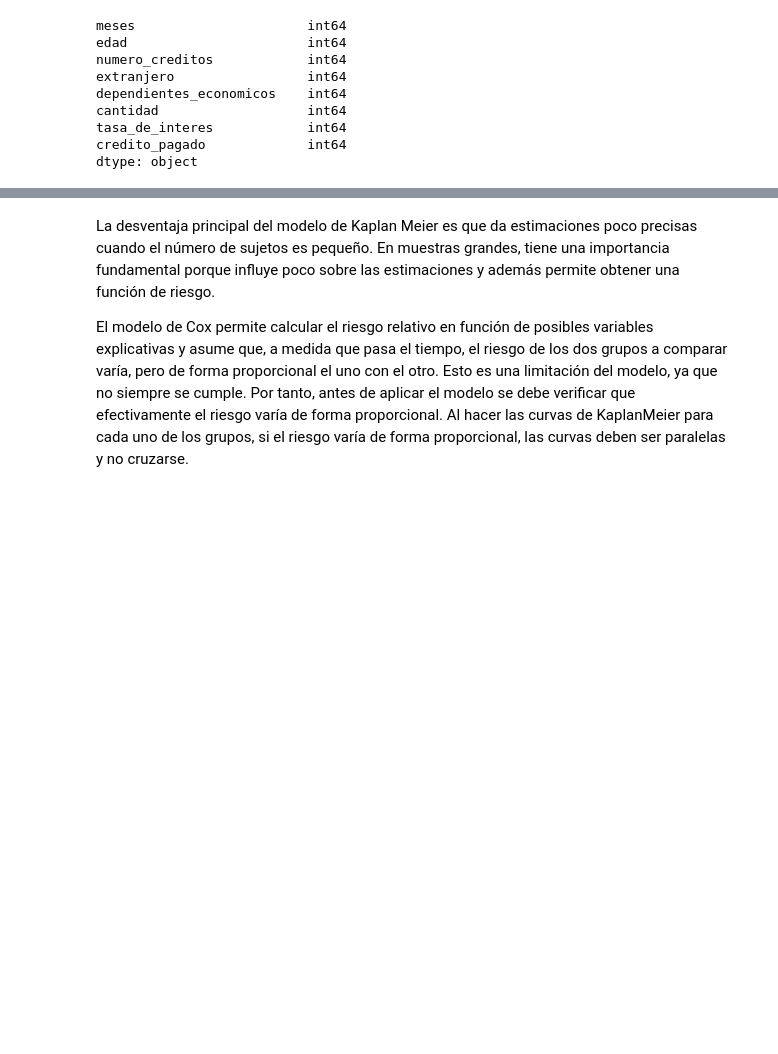
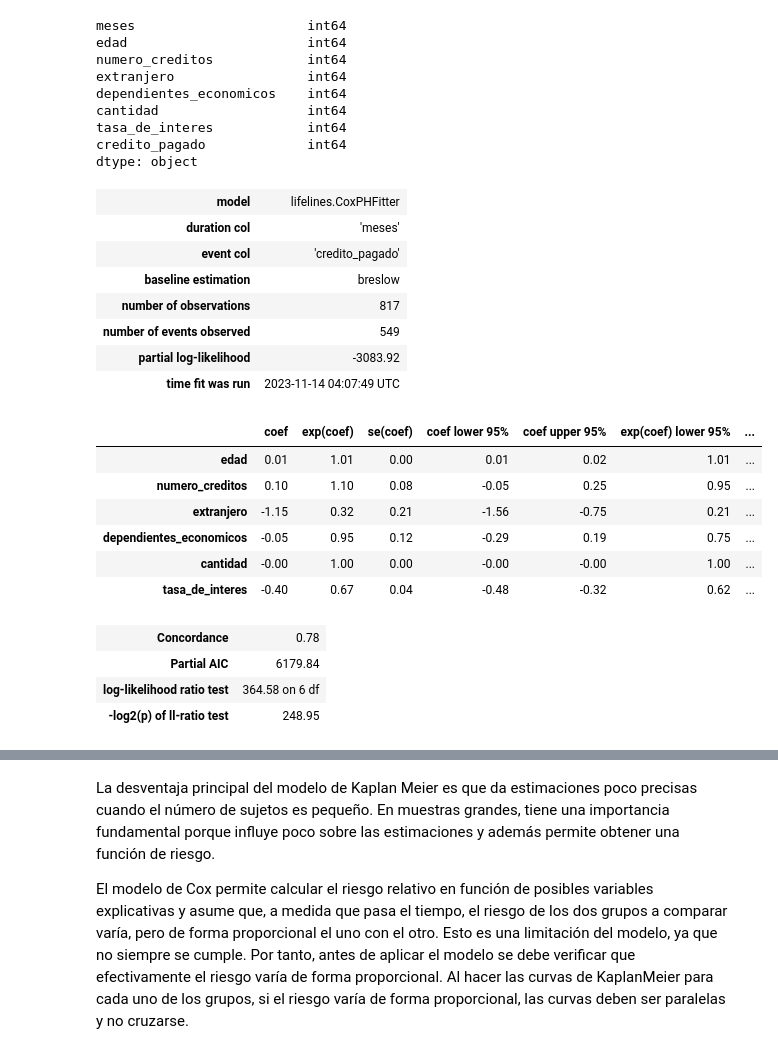
Before and after one commit to zaygb/EstadisticaAplicada_2076329, a Jupyter notebook: PIA_EstadísticaAplicada_parteB_Equipo1_nov2023.ipynb, the cells around one changed output, grey strips where cells are left out. Saved outputs shown, nothing was run; the diff lists cells and outputs as text; code cells hidden in the pictures; blank space fills up the shorter version.

```diff
--- a/PIA_EstadísticaAplicada_parteB_Equipo1_nov2023.ipynb
+++ b/PIA_EstadísticaAplicada_parteB_Equipo1_nov2023.ipynb
@@ -555,3 +555,27 @@ cantidad                   int64
 tasa_de_interes            int64
 credito_pagado             int64
 dtype: object
+# %%
+CPH = CoxPHFitter()
+CPH.fit(credit_CPHF, 'meses', 'credito_pagado')
+CPH.print_summary()
+# %% [output]
+| model | lifelines.CoxPHFitter |
+| duration col | 'meses' |
+| event col | 'credito_pagado' |
+| baseline estimation | breslow |
+| number of observations | 817 |
+| number of events observed | 549 |
+| partial log-likelihood | -3083.92 |
+| time fit was run | 2023-11-14 04:07:49 UTC |
+|  | coef | exp(coef) | se(coef) | coef lower 95% | coef upper 95% | exp(coef) lower 95% | ... |
+| edad | 0.01 | 1.01 | 0.00 | 0.01 | 0.02 | 1.01 | ... |
+| numero_creditos | 0.10 | 1.10 | 0.08 | -0.05 | 0.25 | 0.95 | ... |
+| extranjero | -1.15 | 0.32 | 0.21 | -1.56 | -0.75 | 0.21 | ... |
+| dependientes_economicos | -0.05 | 0.95 | 0.12 | -0.29 | 0.19 | 0.75 | ... |
+| cantidad | -0.00 | 1.00 | 0.00 | -0.00 | -0.00 | 1.00 | ... |
+| tasa_de_interes | -0.40 | 0.67 | 0.04 | -0.48 | -0.32 | 0.62 | ... |
+| Concordance | 0.78 |
+| Partial AIC | 6179.84 |
+| log-likelihood ratio test | 364.58 on 6 df |
+| -log2(p) of ll-ratio test | 248.95 |
```
Also changed, not shown: parts of 2 cells of this notebook.
